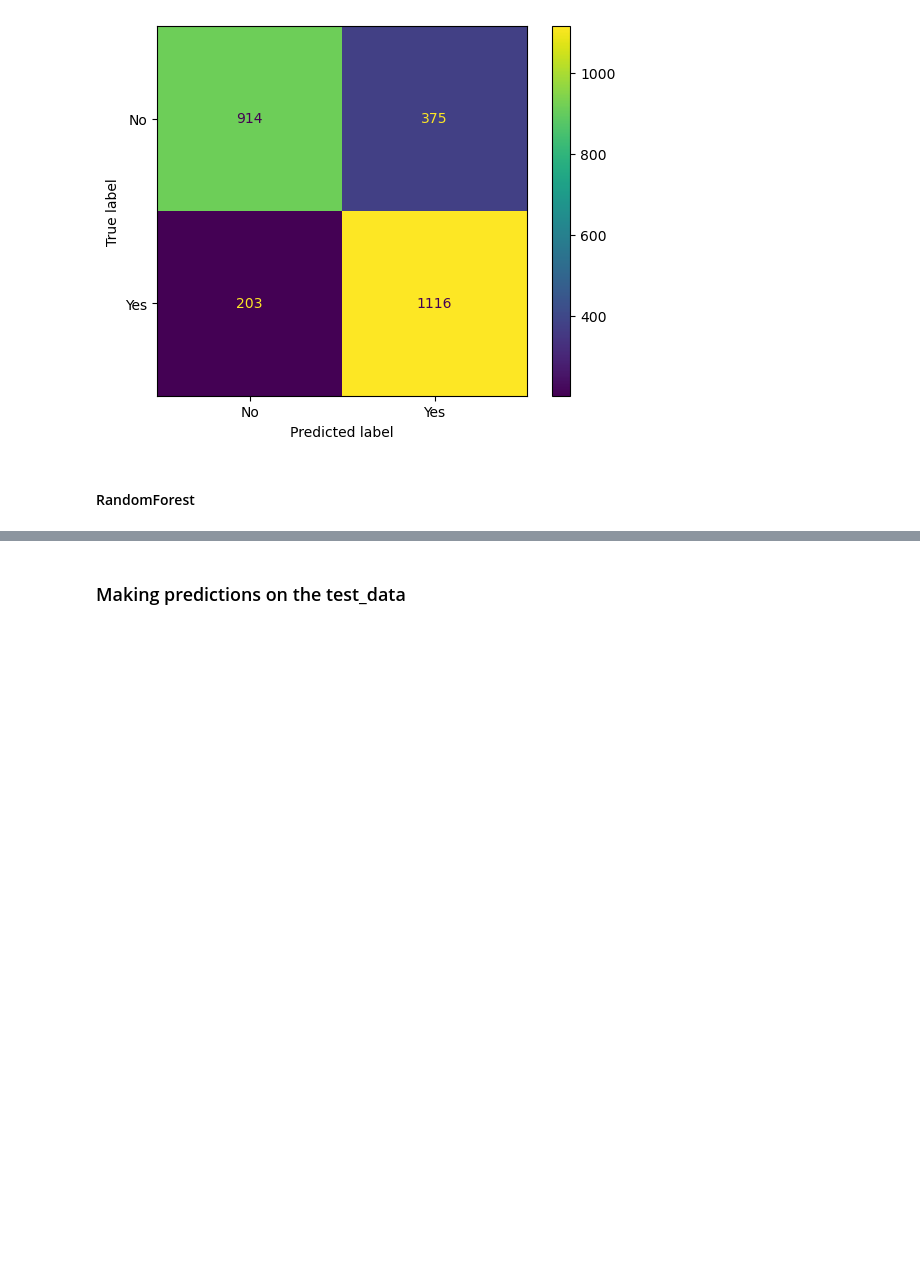
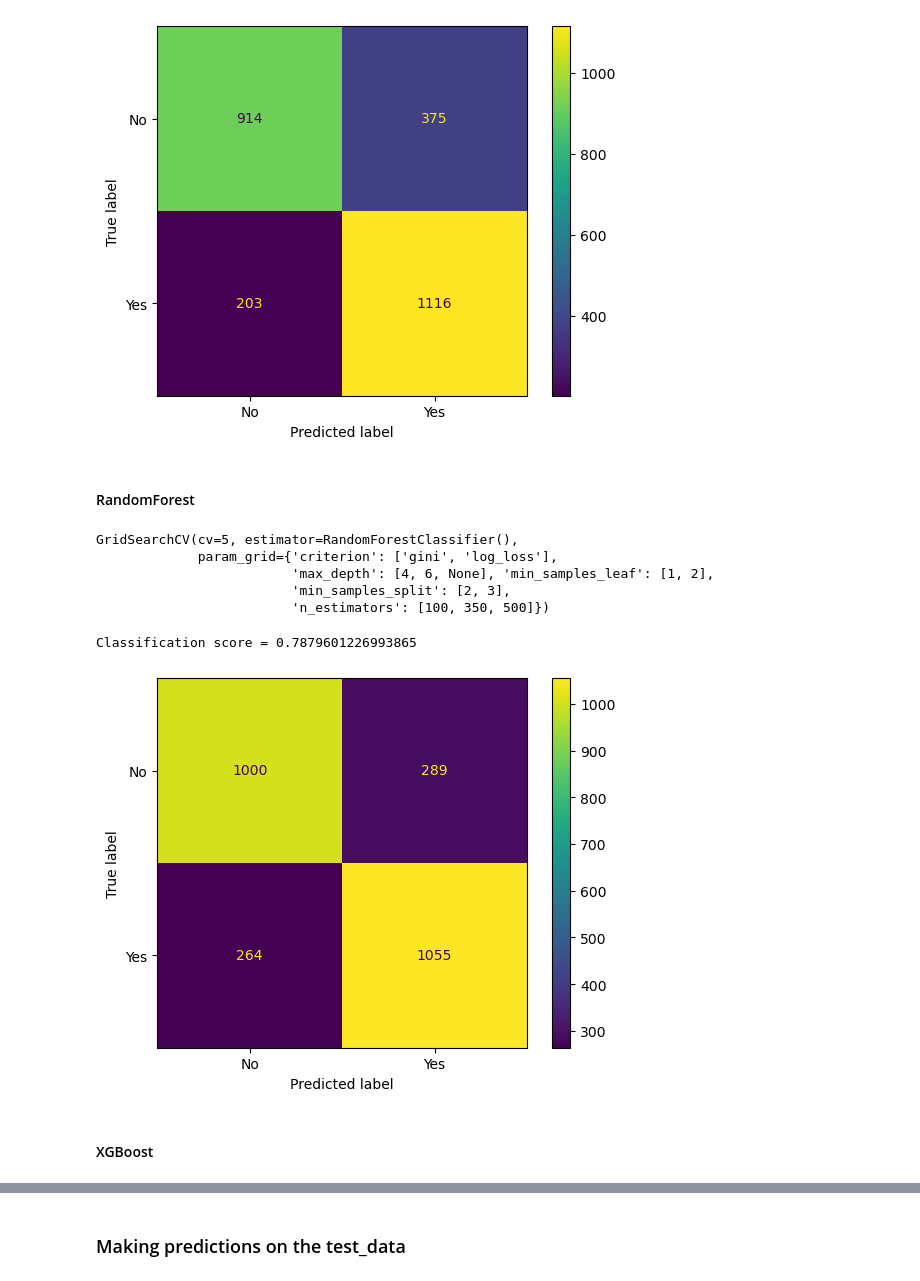
Before and after one commit to gustavossbarros/Ironhack_Final_Project_Spaceship_Titanic, a Jupyter notebook: deliverables/Final Bootcamp Project - Spaceship Titanic - ML Dev.ipynb, the cells around one changed output, grey strips where cells are left out. Cells and saved outputs as stored; diff of their text form; code cells hidden in the pictures; blank space fills up the shorter version.

```diff
--- a/deliverables/Final Bootcamp Project - Spaceship Titanic - ML Dev.ipynb
+++ b/deliverables/Final Bootcamp Project - Spaceship Titanic - ML Dev.ipynb
@@ -468,7 +500,7 @@ GridSearchCV(cv=5, estimator=KNeighborsClassifier(),
 # %%
 knn_params = grid_search.best_params_
 # %%
-knn = KNeighborsClassifier(n_neighbors=params['n_neighbors'], weights=params['weights'])
+knn = KNeighborsClassifier(n_neighbors=knn_params['n_neighbors'], weights=knn_params['weights'])
 knn.fit(X_train[features_used_to_max], y_train)
 knn_score = knn.score(X_validation[features_used_to_max], y_validation)
 print('Classification score =', knn_score)
@@ -526,4 +564,38 @@ Classification score = 0.7783742331288344
 # %% [markdown]
 #### RandomForest
 # %%
+param_grid = {
+    'n_estimators': [100, 350, 500],
+    'criterion': ['gini', 'log_loss'],
+    'max_depth': [4, 6, None],
+    'min_samples_split': [2, 3],
+    'min_samples_leaf': [1, 2]
+}
+
 rf = RandomForestClassifier()
+grid_search = GridSearchCV(rf, param_grid, cv=5)
+grid_search.fit(X_train[features_used_to_max], y_train)
+# %% [output]
+GridSearchCV(cv=5, estimator=RandomForestClassifier(),
+             param_grid={'criterion': ['gini', 'log_loss'],
+                         'max_depth': [4, 6, None], 'min_samples_leaf': [1, 2],
+                         'min_samples_split': [2, 3],
+                         'n_estimators': [100, 350, 500]})
+# %%
+rf_params = grid_search.best_params_
+# %%
+rf = RandomForestClassifier(n_estimators=rf_params['n_estimators'], criterion=rf_params['criterion'],
+                            max_depth=rf_params['max_depth'], min_samples_split=rf_params['min_samples_split'],
+                            min_samples_leaf=rf_params['min_samples_leaf'])
+rf.fit(X_train[features_used_to_max], y_train)
+rf_score = rf.score(X_validation[features_used_to_max], y_validation)
+print('Classification score =', rf_score)
+
+rf_prediction = rf.predict(X_validation[features_used_to_max])
+
+rf_cm = ConfusionMatrixDisplay(confusion_matrix(y_validation, rf_prediction), display_labels=['No', 'Yes']).plot()
+rf_cm
+plt.show()
+# %% [output]
+Classification score = 0.7879601226993865
+[figure, added]
@@ -529,0 +608,2 @@ rf = RandomForestClassifier()
+# %% [markdown]
+#### XGBoost
```
Also changed, not shown: parts of 25 cells of this notebook, 2 other files.
